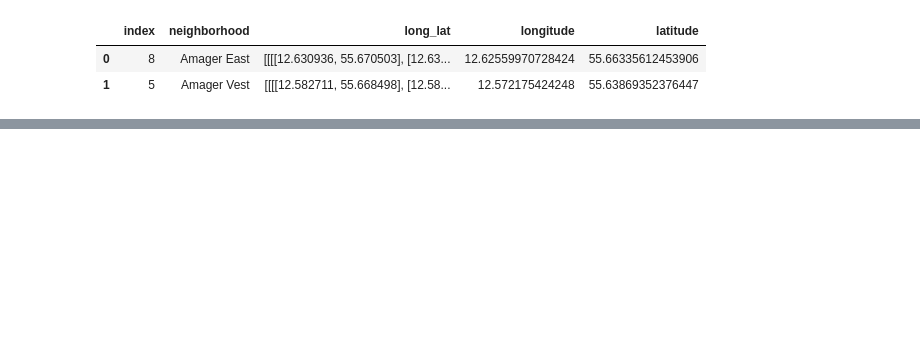
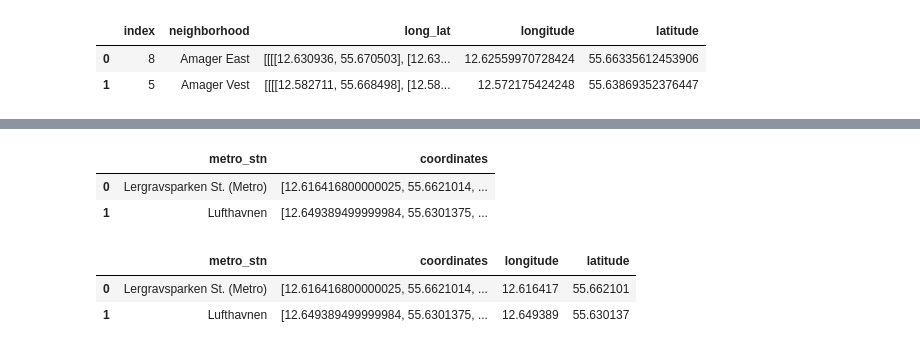
Before and after one commit to Jyojha/DS_Projects, a Jupyter notebook: Airbnb_Data_Munging_Copenhagen.ipynb, the cells around one changed output, grey strips where cells are left out. Cells and saved outputs as stored; diff of their text form; code cells hidden in the pictures; blank space fills up the shorter version.

```diff
--- a/Airbnb_Data_Munging_Copenhagen.ipynb
+++ b/Airbnb_Data_Munging_Copenhagen.ipynb
@@ -315,0 +316,4 @@ nbrhd_map
+# %%
+with open("/Users/Jyots/Desktop/DS_Projects/airbnb_datasets/JJ_cop_metro.kml") as fp:
+
+    rd_metro = xmltodict.parse(fp)
@@ -315,0 +322,21 @@ nbrhd_map
+# %%
+metro_dict = {}
+
+for point in rd_metro['kml']['Document']['Folder']['Placemark']:
+    metro_dict[point[u'name']] = point['Point'][u'coordinates'].split(",")
+# %%
+cop_metro = pd.DataFrame(metro_dict.items(), columns =['metro_stn','coordinates'])
+cop_metro.head(2)
+# %% [output]
+|  | metro_stn | coordinates |
+| 0 | Lergravsparken St. (Metro) | [12.616416800000025, 55.6621014, ... |
+| 1 | Lufthavnen | [12.649389499999984, 55.6301375, ... |
+# %%
+cop_metro['longitude'] = cop_metro['coordinates'].map(lambda x: float(x[0]))
+cop_metro['latitude'] = cop_metro['coordinates'].map(lambda x: float(x[1]))
+# %%
+cop_metro.head(2)
+# %% [output]
+|  | metro_stn | coordinates | longitude | latitude |
+| 0 | Lergravsparken St. (Metro) | [12.616416800000025, 55.6621014, ... | 12.616417 | 55.662101 |
+| 1 | Lufthavnen | [12.649389499999984, 55.6301375, ... | 12.649389 | 55.630137 |
```
Also changed, not shown: parts of 28 cells of this notebook.
